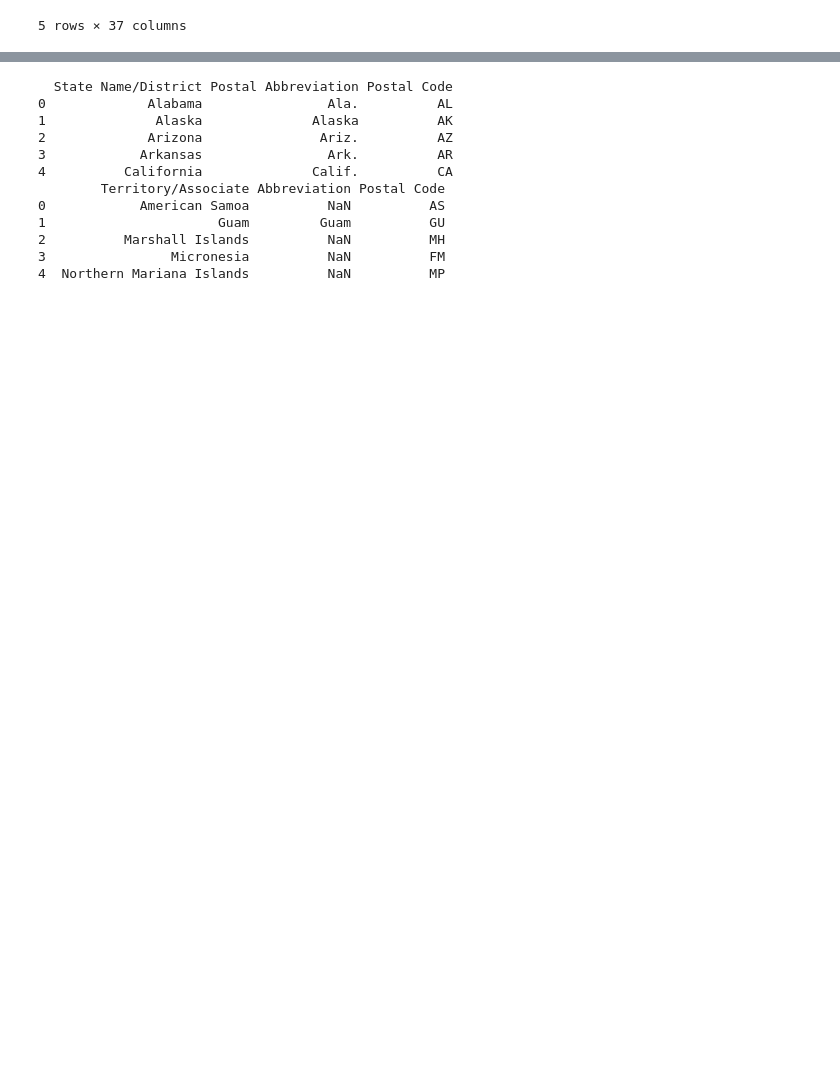
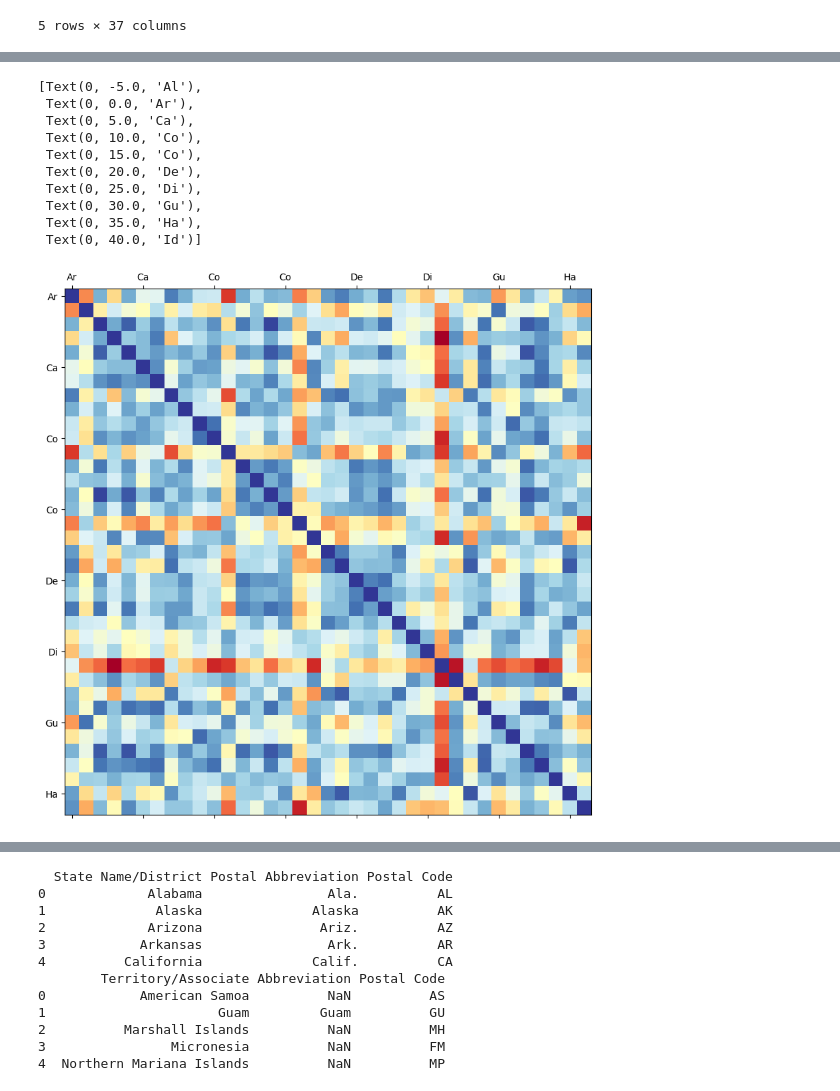
Before and after one commit to zkhan122/ai-ml-da, a Jupyter notebook: pandas-learn/basics/us_min_wage_analysis_4.ipynb, the cells around one changed output, grey strips where cells are left out. Cells and saved outputs as stored; diff of their text form; code cells hidden in the pictures; blank space fills up the shorter version.

```diff
--- a/pandas-learn/basics/us_min_wage_analysis_4.ipynb
+++ b/pandas-learn/basics/us_min_wage_analysis_4.ipynb
@@ -44 +47,29 @@ plt.matshow(min_wage_corr)
+# %%
+# setting the first 2 letters as the ACRONYM for each state
+labels = [c[:2] for c in min_wage_corr.columns]
+
+fig = plt.figure(figsize=(10, 10))
+# to have ax -> subplot -> figure
+ax = fig.add_subplot(111) # 1x1 grid and graph
+
+ax.matshow(min_wage_corr, cmap=plt.cm.RdYlBu)
+
+ax.set_xticklabels(labels)
+ax.set_yticklabels(labels)
+
+
+# if we set tick labels before showing the plot, we get objects returned as well
+    # LETS FIX THIS!
+# %% [output]
+[Text(0, -5.0, 'Al'),
+ Text(0, 0.0, 'Ar'),
+ Text(0, 5.0, 'Ca'),
+ Text(0, 10.0, 'Co'),
+ Text(0, 15.0, 'Co'),
+ Text(0, 20.0, 'De'),
+ Text(0, 25.0, 'Di'),
+ Text(0, 30.0, 'Gu'),
+ Text(0, 35.0, 'Ha'),
+ Text(0, 40.0, 'Id')]
+[figure, added]
 # %%
```
Also changed, not shown: parts of 20 cells of this notebook, 4 other files.
